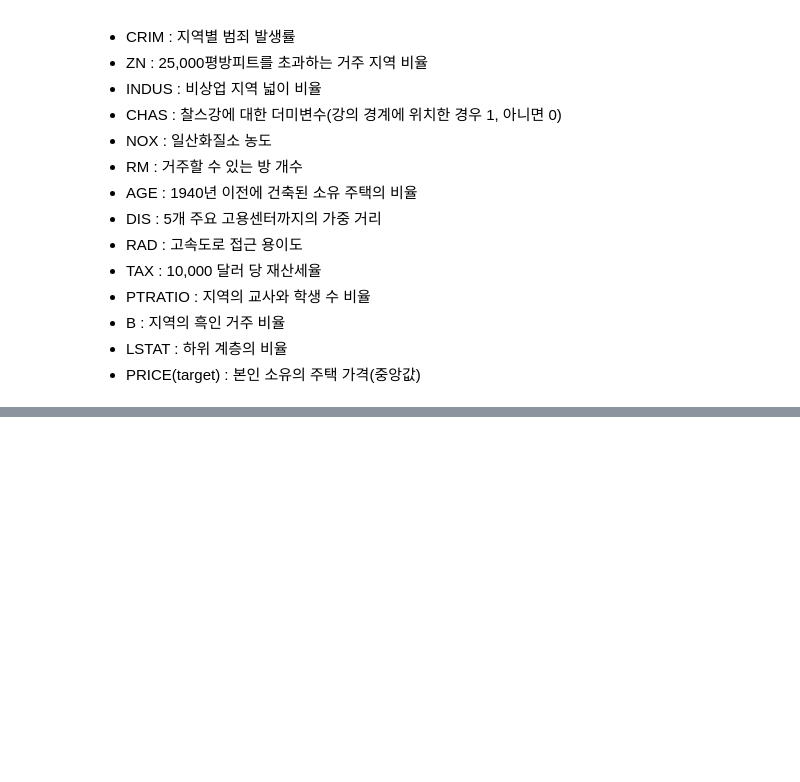
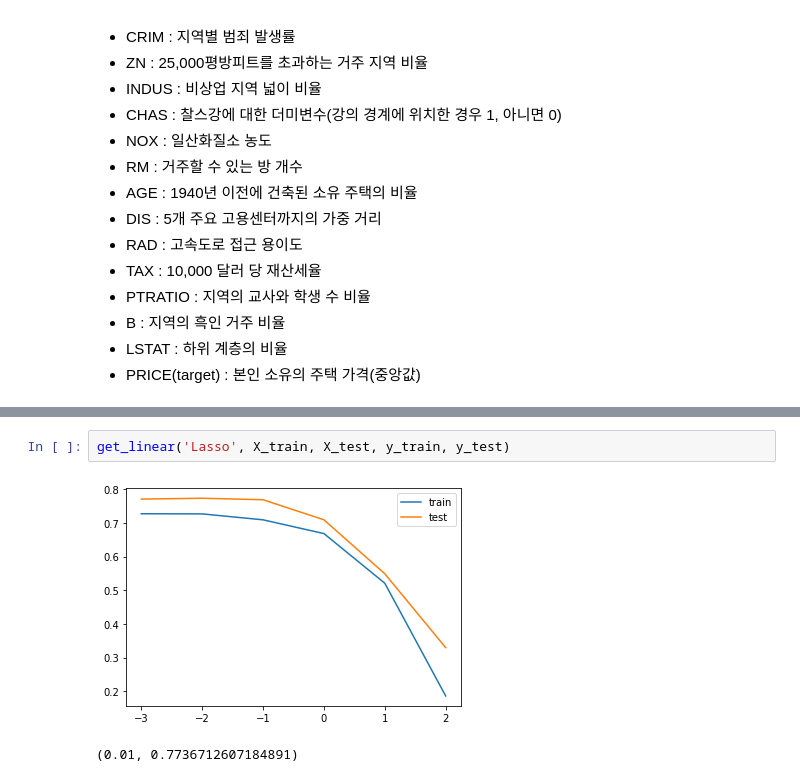
Before and after one commit to Jung-jieun/python-big-data-analysis, a Jupyter notebook: Regression_boston.ipynb, the cells around one changed output, grey strips where cells are left out. Cells and saved outputs as stored; diff of their text form; blank space fills up the shorter version.

```diff
--- a/Regression_boston.ipynb
+++ b/Regression_boston.ipynb
@@ -32,0 +225,5 @@
+# %%
+get_linear('Lasso', X_train, X_test, y_train, y_test)
+# %% [output]
+[figure, added]
+(0.01, 0.7736712607184891)
```
Also changed, not shown: parts of 23 cells of this notebook.
